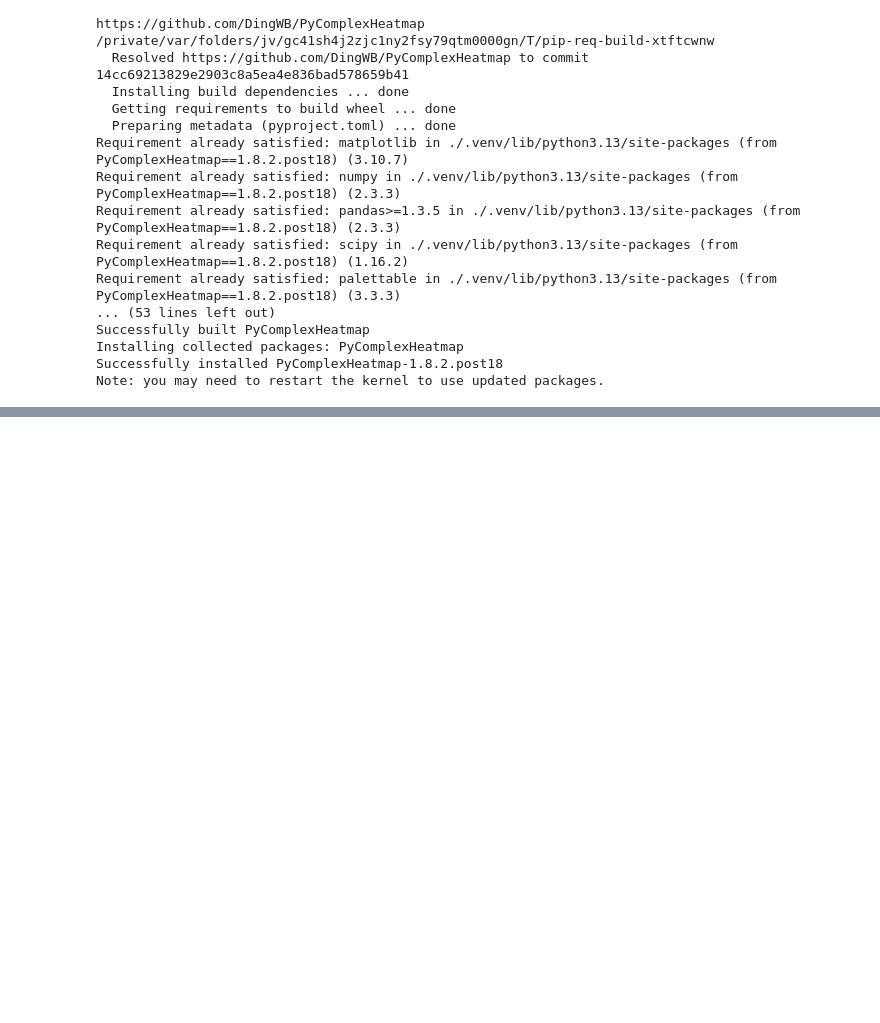
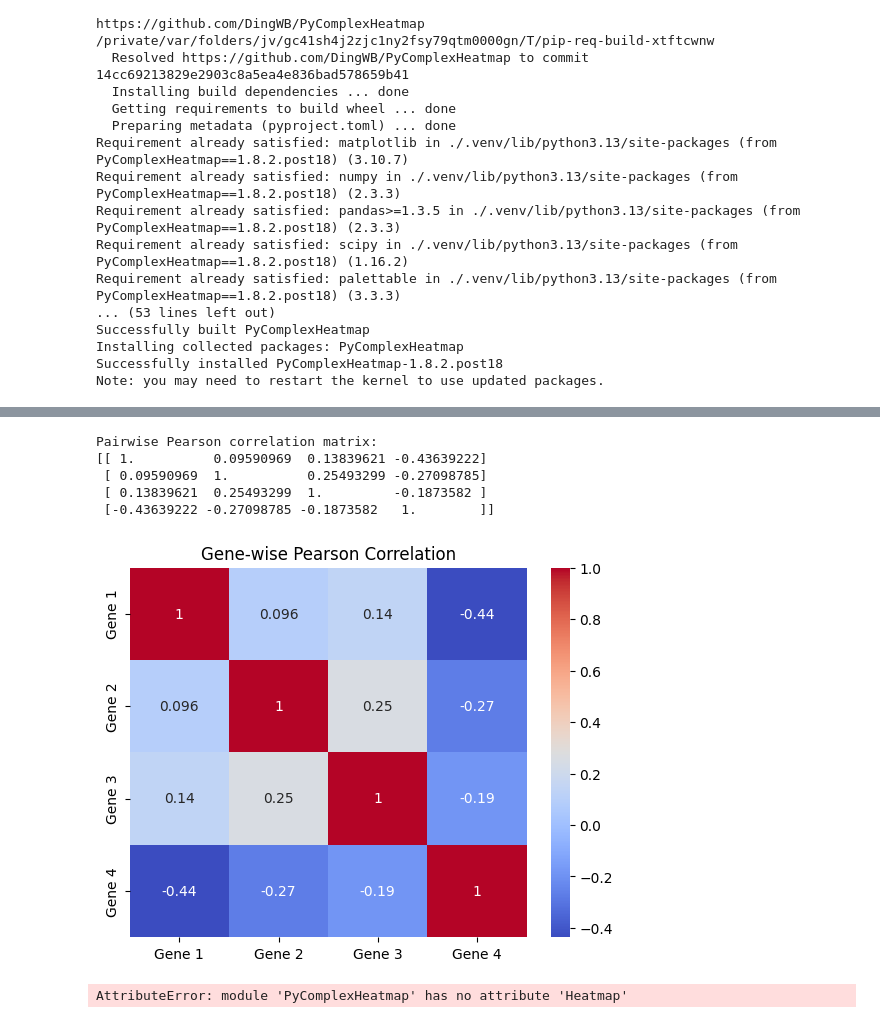
Before and after one commit to blasce/Swarm2AlgoTesting, a Jupyter notebook: heatmap.ipynb, the cells around one changed output, grey strips where cells are left out. Drawn from its saved outputs; the diff is of its cells as text; code cells hidden in the pictures; blank space fills up the shorter version.

```diff
--- a/heatmap.ipynb
+++ b/heatmap.ipynb
@@ -85,0 +194,44 @@ Note: you may need to restart the kernel to use updated packages.
+# %%
+import numpy as np
+from scipy.stats import pearsonr
+
+genome = np.array([
+    [[0.15553, 0.70551, 0.49352, 0.78322],
+     [0.10006, 0.85780, 0.05751, 0.32809],
+     [0.17741, 0.31106, 0.92943, 0.24894]],
+
+    [[0.23129, 0.87715, 0.99753, 0.69382],
+     [0.05476, 0.74466, 0.83709, 0.78959],
+     [0.26128, 0.98465, 0.12287, 0.90565]],
+
+    [[0.60923, 0.29582, 0.95400, 0.85113],
+     [0.00361, 0.45711, 0.35224, 0.86309],
+     [0.85265, 0.79387, 0.46479, 0.17105]],
+
+    [[0.64470, 0.43506, 0.20252, 0.44396],
+     [0.30038, 0.08123, 0.87981, 0.06085],
+     [0.96094, 0.00553, 0.33884, 0.67117]]
+])
+
+flattened = genome.reshape(genome.shape[0], -1)
+
+num_genomes = flattened.shape[0]
+corr_matrix = np.zeros((num_genomes, num_genomes))
+
+for i in range(num_genomes):
+    for j in range(num_genomes):
+        corr_matrix[i, j], _ = pearsonr(flattened[i], flattened[j])
+
+print("Pairwise Pearson correlation matrix:")
+print(corr_matrix)
+sns.heatmap(corr_matrix, annot=True, cmap='coolwarm', xticklabels=[f'Gene {i+1}' for i in range(num_genomes)],
+            yticklabels=[f'Gene {i+1}' for i in range(num_genomes)])
+plt.title("Gene-wise Pearson Correlation")
+plt.show()
+# %% [output]
+Pairwise Pearson correlation matrix:
+[[ 1.          0.09590969  0.13839621 -0.43639222]
+ [ 0.09590969  1.          0.25493299 -0.27098785]
+ [ 0.13839621  0.25493299  1.         -0.1873582 ]
+ [-0.43639222 -0.27098785 -0.1873582   1.        ]]
+[figure, added]
@@ -85,0 +262,12 @@ Note: you may need to restart the kernel to use updated packages.
+# %%
+heatmaps = []
+for i, block in enumerate(genome):
+    df_block = pd.DataFrame(block, columns=[f"Col{j+1}" for j in range(block.shape[1])])
+    hm = pch.Heatmap(df_block, name=f"Block {i+1}")
+    heatmaps.append(hm)
+
+# Combine heatmaps side by side
+grid = pch.Grid(heatmap_list=heatmaps, layout="horizontal")
+grid.plot()
+# %% [output]
+AttributeError: module 'PyComplexHeatmap' has no attribute 'Heatmap'
```
Also changed, not shown: parts of 6 cells of this notebook, 4 other files.
